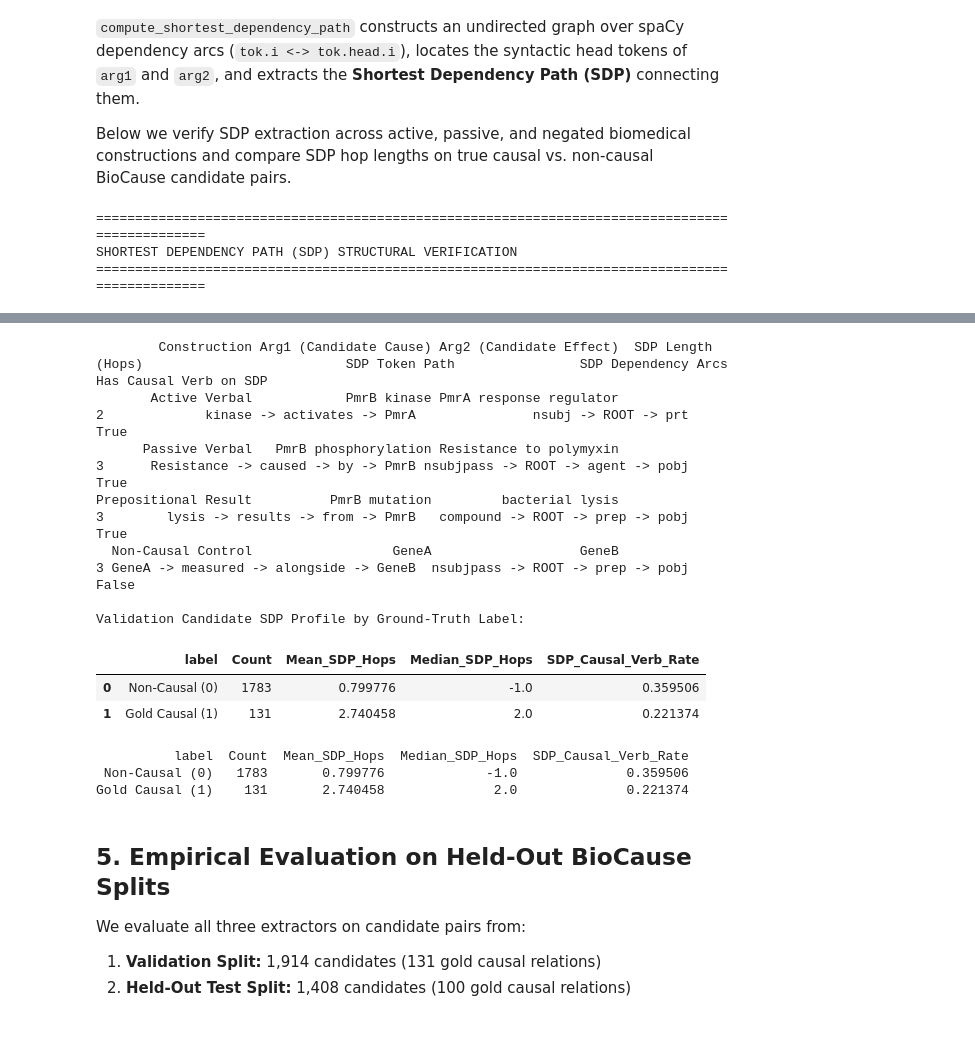
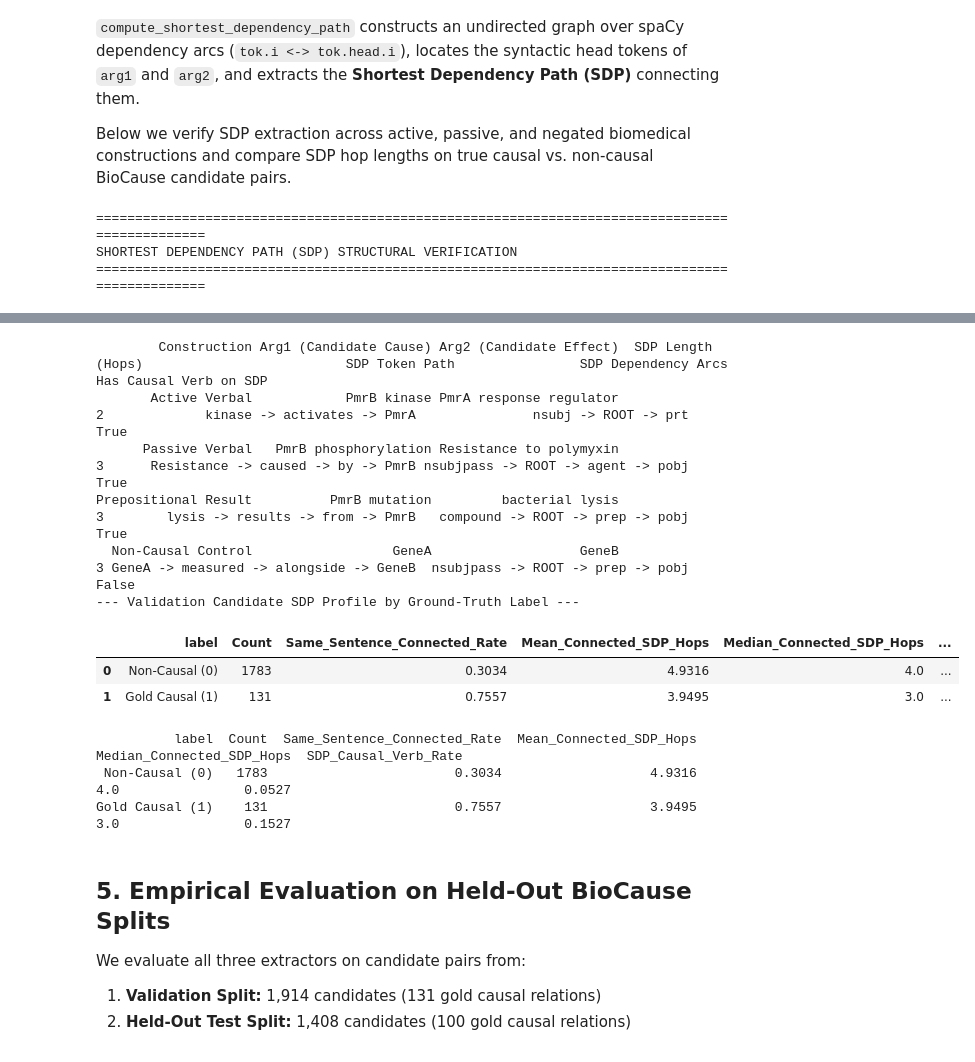
Before and after one commit to alpha-sml/causal-nlp-reasoning, a Jupyter notebook: AML/AML_03_dependency_patterns.ipynb, the cells around one changed output, grey strips where cells are left out. Cells and saved outputs as stored; diff of their text form; code cells hidden in the pictures.

```diff
--- a/AML/AML_03_dependency_patterns.ipynb
+++ b/AML/AML_03_dependency_patterns.ipynb
@@ -305,49 +305,55 @@ for label, a1, a2, btw, b4 in sdp_examples:
 
 df_sdp_demo = pd.DataFrame(sdp_rows)
 print("=" * 95)
 print("SHORTEST DEPENDENCY PATH (SDP) STRUCTURAL VERIFICATION")
 print("=" * 95)
 display(df_sdp_demo)
 print(df_sdp_demo.to_string(index=False))
 
 # Compare SDP hop lengths and causal-lemma presence on Validation split candidates
 val_sample = df_candidates[df_candidates["split"] == "validation"].copy()
 sdp_stats = [compute_shortest_dependency_path(r["arg1_text"], r["arg2_text"], r["between_text"], int(r["arg1_before_arg2"]), nlp=nlp) for _, r in val_sample.iterrows()]
 val_sample["sdp_length"] = [s["sdp_length"] for s in sdp_stats]
+val_sample["sdp_connected"] = (val_sample["sdp_length"] >= 0).astype(int)
 val_sample["sdp_causal"] = [int(s["sdp_has_causal_lemma"]) for s in sdp_stats]
 
-sdp_summary = val_sample.groupby("label").agg(
-    Count=("label", "count"),
-    Mean_SDP_Hops=("sdp_length", "mean"),
-    Median_SDP_Hops=("sdp_length", "median"),
-    SDP_Causal_Verb_Rate=("sdp_causal", "mean")
-).reset_index()
-sdp_summary["label"] = sdp_summary["label"].map({0: "Non-Causal (0)", 1: "Gold Causal (1)"})
-print("\nValidation Candidate SDP Profile by Ground-Truth Label:")
+sdp_summary_rows = []
+for lbl_val, lbl_name in [(0, "Non-Causal (0)"), (1, "Gold Causal (1)")]:
+    sub = val_sample[val_sample["label"] == lbl_val]
+    conn = sub[sub["sdp_length"] >= 0]
+    sdp_summary_rows.append({
+        "label": lbl_name,
+        "Count": len(sub),
+        "Same_Sentence_Connected_Rate": round(float(sub["sdp_connected"].mean()), 4),
+        "Mean_Connected_SDP_Hops": round(float(conn["sdp_length"].mean()), 4),
+        "Median_Connected_SDP_Hops": round(float(conn["sdp_length"].median()), 1),
+        "SDP_Causal_Verb_Rate": round(float(sub["sdp_causal"].mean()), 4),
+    })
+sdp_summary = pd.DataFrame(sdp_summary_rows)
+print("--- Validation Candidate SDP Profile by Ground-Truth Label ---")
 display(sdp_summary)
 print(sdp_summary.to_string(index=False))
 # %% [output]
 ===============================================================================================
 SHORTEST DEPENDENCY PATH (SDP) STRUCTURAL VERIFICATION
 ===============================================================================================
 |  | Construction | Arg1 (Candidate Cause) | Arg2 (Candidate Effect) | SDP Length (Hops) | SDP Token Path | ... |
 | 0 | Active Verbal | PmrB kinase | PmrA response regulator | 2 | kinase -> activates -> PmrA | ... |
 | 1 | Passive Verbal | PmrB phosphorylation | Resistance to polymyxin | 3 | Resistance -> caused -> by -> PmrB | ... |
 | 2 | Prepositional Result | PmrB mutation | bacterial lysis | 3 | lysis -> results -> from -> PmrB | ... |
 | 3 | Non-Causal Control | GeneA | GeneB | 3 | GeneA -> measured -> alongside ->... | ... |
         Construction Arg1 (Candidate Cause) Arg2 (Candidate Effect)  SDP Length (Hops)                          SDP Token Path                SDP Dependency Arcs  Has Causal Verb on SDP
        Active Verbal            PmrB kinase PmrA response regulator                  2             kinase -> activates -> PmrA               nsubj -> ROOT -> prt                    True
       Passive Verbal   PmrB phosphorylation Resistance to polymyxin                  3      Resistance -> caused -> by -> PmrB nsubjpass -> ROOT -> agent -> pobj                    True
 Prepositional Result          PmrB mutation         bacterial lysis                  3        lysis -> results -> from -> PmrB   compound -> ROOT -> prep -> pobj                    True
   Non-Causal Control                  GeneA                   GeneB                  3 GeneA -> measured -> alongside -> GeneB  nsubjpass -> ROOT -> prep -> pobj                   False
-
-Validation Candidate SDP Profile by Ground-Truth Label:
+--- Validation Candidate SDP Profile by Ground-Truth Label ---
-|  | label | Count | Mean_SDP_Hops | Median_SDP_Hops | SDP_Causal_Verb_Rate |
-| 0 | Non-Causal (0) | 1783 | 0.799776 | -1.0 | 0.359506 |
-| 1 | Gold Causal (1) | 131 | 2.740458 | 2.0 | 0.221374 |
+|  | label | Count | Same_Sentence_Connected_Rate | Mean_Connected_SDP_Hops | Median_Connected_SDP_Hops | ... |
+| 0 | Non-Causal (0) | 1783 | 0.3034 | 4.9316 | 4.0 | ... |
+| 1 | Gold Causal (1) | 131 | 0.7557 | 3.9495 | 3.0 | ... |
-          label  Count  Mean_SDP_Hops  Median_SDP_Hops  SDP_Causal_Verb_Rate
- Non-Causal (0)   1783       0.799776             -1.0              0.359506
-Gold Causal (1)    131       2.740458              2.0              0.221374
+          label  Count  Same_Sentence_Connected_Rate  Mean_Connected_SDP_Hops  Median_Connected_SDP_Hops  SDP_Causal_Verb_Rate
+ Non-Causal (0)   1783                        0.3034                   4.9316                        4.0                0.0527
+Gold Causal (1)    131                        0.7557                   3.9495                        3.0                0.1527
 # %% [markdown]
 ## 5. Empirical Evaluation on Held-Out BioCause Splits
 
```
Also changed, not shown: 8 other files.
